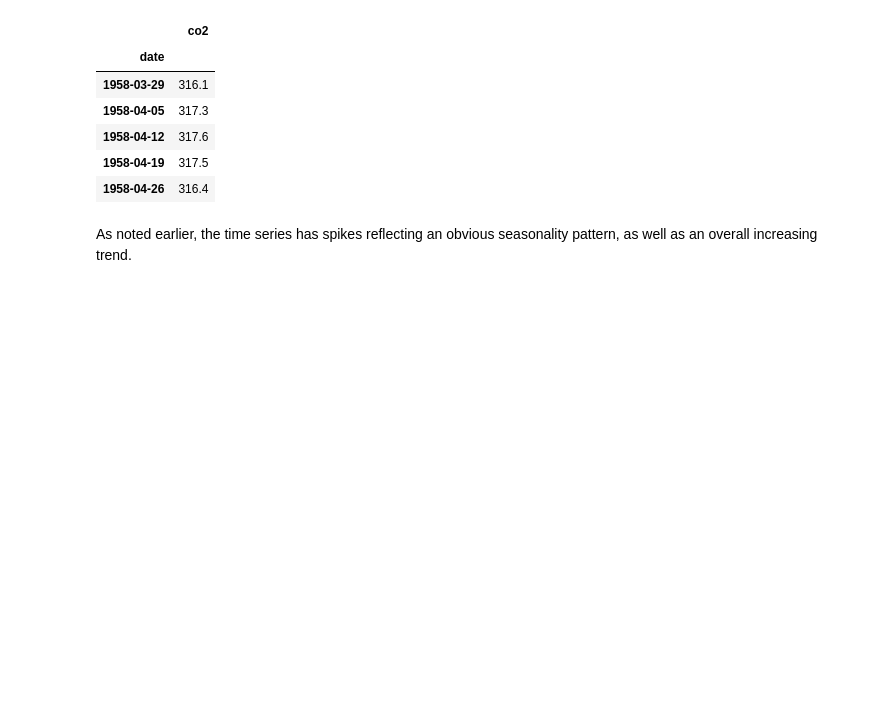
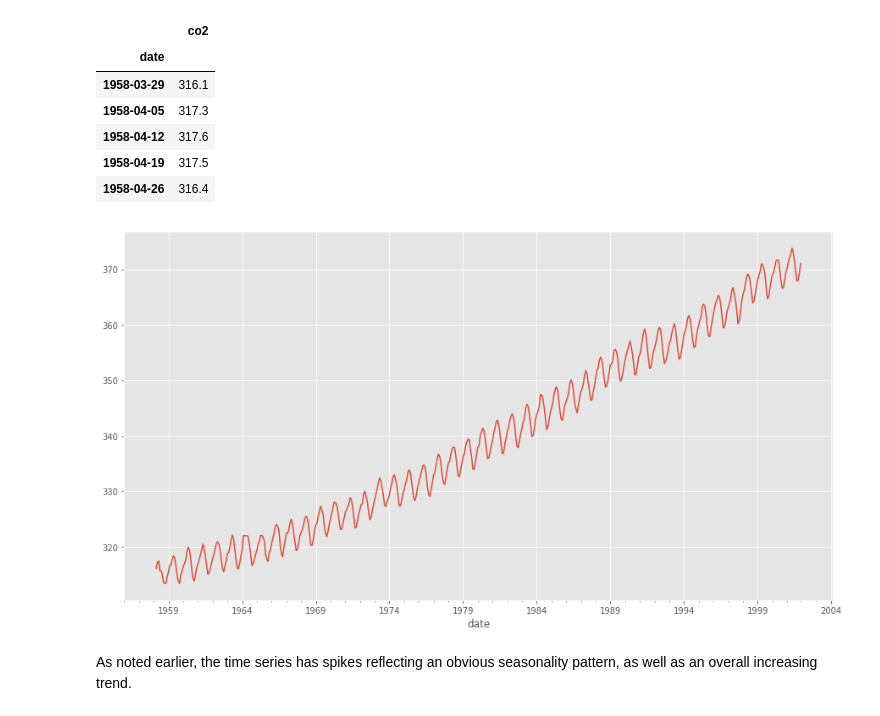
Before and after one commit to MissAle17/dsc-3-26-08-sarima-models-lab-online-ds-sp-000, a Jupyter notebook: index.ipynb, the cells around one changed output. Cells and saved outputs as stored; diff of their text form; code cells hidden in the pictures; blank space fills up the shorter version.

```diff
--- a/index.ipynb
+++ b/index.ipynb
@@ -79,18 +79,21 @@ df.head()
 # %%
 # Use 'MS' string to group the data in buckets by start of the month
 CO2 = df['co2'].resample('MS').mean()
 
 # Fill in missing values
-CO2 = CO2.bfill()
+CO2 = CO2.fillna(CO2.bfill())
 # Plot the time-series
-
+CO2.plot(figsize =(15,8))
+plt.show()
 
 # 1958-03-01    316.100000
 # 1958-04-01    317.200000
 # 1958-05-01    317.433333
 # 1958-06-01    315.625000
 # 1958-07-01    315.625000
 # Freq: MS, Name: co2, dtype: float64
+# %% [output]
+[figure, added]
 # %% [markdown]
 As noted earlier, the time series has spikes reflecting an obvious seasonality pattern, as well as an overall increasing trend.
 # %% [markdown]
```
Also changed, not shown: parts of 4 cells of this notebook.
